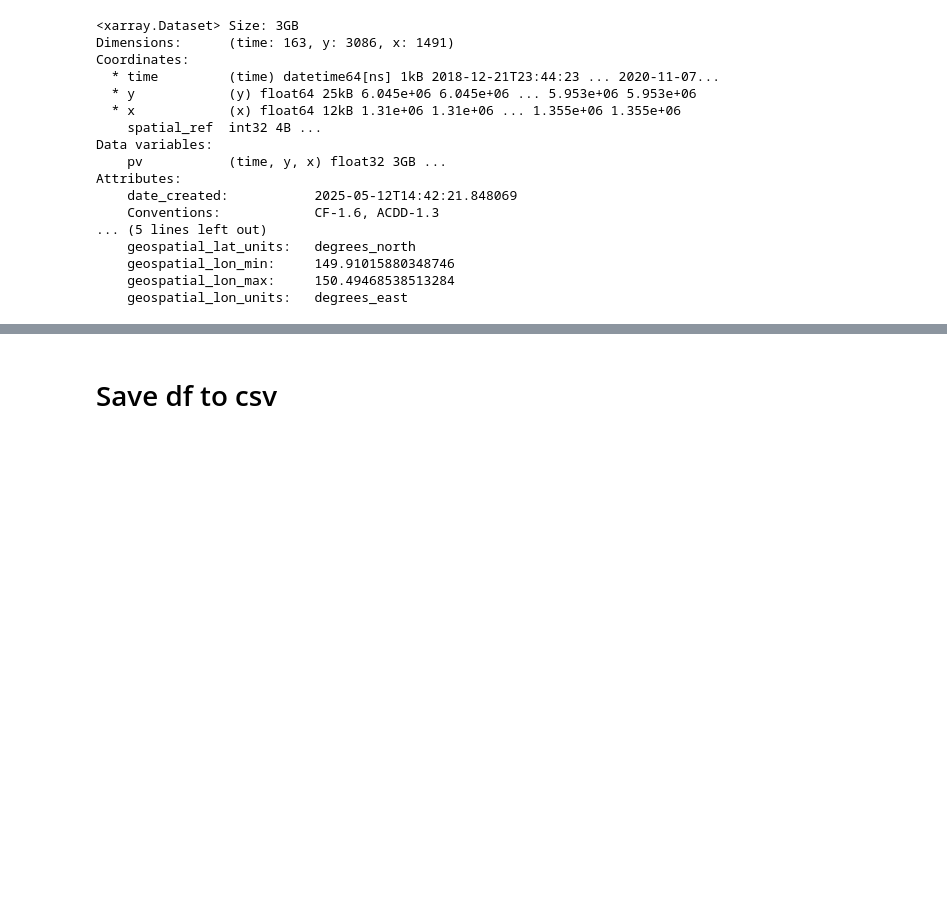
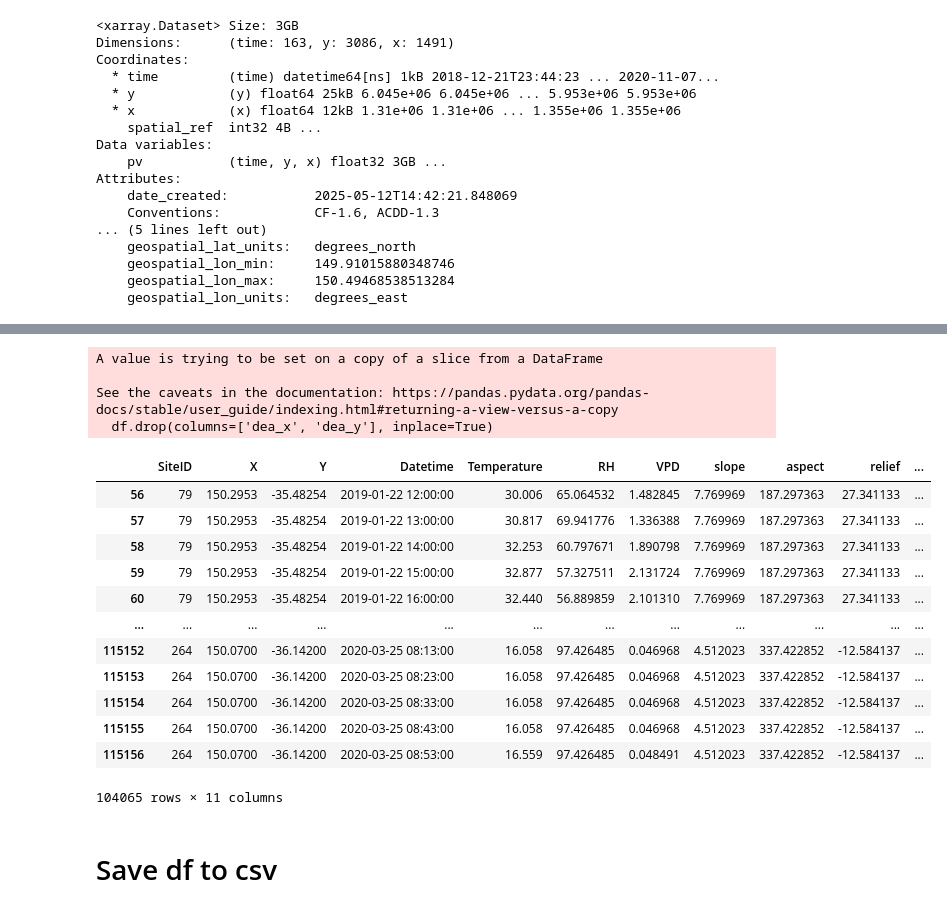
Before and after one commit to DiaPorntipa/nssn-fmc-data-compilation, a Jupyter notebook: Codes/Nick_phd_data_compilation.ipynb, the cells around one changed output, grey strips where cells are left out. Cells and saved outputs as stored; diff of their text form; code cells hidden in the pictures; blank space fills up the shorter version.

```diff
--- a/Codes/Nick_phd_data_compilation.ipynb
+++ b/Codes/Nick_phd_data_compilation.ipynb
@@ -500,3 +524,25 @@ df.isna()
+# %%
+df = df[~df['veg_cover'].isna()]
+df.drop(columns=['dea_x', 'dea_y'], inplace=True)
+df
+# %% [output]
+A value is trying to be set on a copy of a slice from a DataFrame
+
+See the caveats in the documentation: https://pandas.pydata.org/pandas-docs/stable/user_guide/indexing.html#returning-a-view-versus-a-copy
+  df.drop(columns=['dea_x', 'dea_y'], inplace=True)
+|  | SiteID | X | Y | Datetime | Temperature | RH | VPD | slope | aspect | relief | ... |
+| 56 | 79 | 150.2953 | -35.48254 | 2019-01-22 12:00:00 | 30.006 | 65.064532 | 1.482845 | 7.769969 | 187.297363 | 27.341133 | ... |
+| 57 | 79 | 150.2953 | -35.48254 | 2019-01-22 13:00:00 | 30.817 | 69.941776 | 1.336388 | 7.769969 | 187.297363 | 27.341133 | ... |
+| 58 | 79 | 150.2953 | -35.48254 | 2019-01-22 14:00:00 | 32.253 | 60.797671 | 1.890798 | 7.769969 | 187.297363 | 27.341133 | ... |
+| 59 | 79 | 150.2953 | -35.48254 | 2019-01-22 15:00:00 | 32.877 | 57.327511 | 2.131724 | 7.769969 | 187.297363 | 27.341133 | ... |
+| 60 | 79 | 150.2953 | -35.48254 | 2019-01-22 16:00:00 | 32.440 | 56.889859 | 2.101310 | 7.769969 | 187.297363 | 27.341133 | ... |
+| ... | ... | ... | ... | ... | ... | ... | ... | ... | ... | ... | ... |
+| 115152 | 264 | 150.0700 | -36.14200 | 2020-03-25 08:13:00 | 16.058 | 97.426485 | 0.046968 | 4.512023 | 337.422852 | -12.584137 | ... |
+| 115153 | 264 | 150.0700 | -36.14200 | 2020-03-25 08:23:00 | 16.058 | 97.426485 | 0.046968 | 4.512023 | 337.422852 | -12.584137 | ... |
+| 115154 | 264 | 150.0700 | -36.14200 | 2020-03-25 08:33:00 | 16.058 | 97.426485 | 0.046968 | 4.512023 | 337.422852 | -12.584137 | ... |
+| 115155 | 264 | 150.0700 | -36.14200 | 2020-03-25 08:43:00 | 16.058 | 97.426485 | 0.046968 | 4.512023 | 337.422852 | -12.584137 | ... |
+| 115156 | 264 | 150.0700 | -36.14200 | 2020-03-25 08:53:00 | 16.559 | 97.426485 | 0.048491 | 4.512023 | 337.422852 | -12.584137 | ... |
+104065 rows × 11 columns
 # %% [markdown]
 # Save df to csv
 # %%
```
Also changed, not shown: parts of 10 cells of this notebook.
